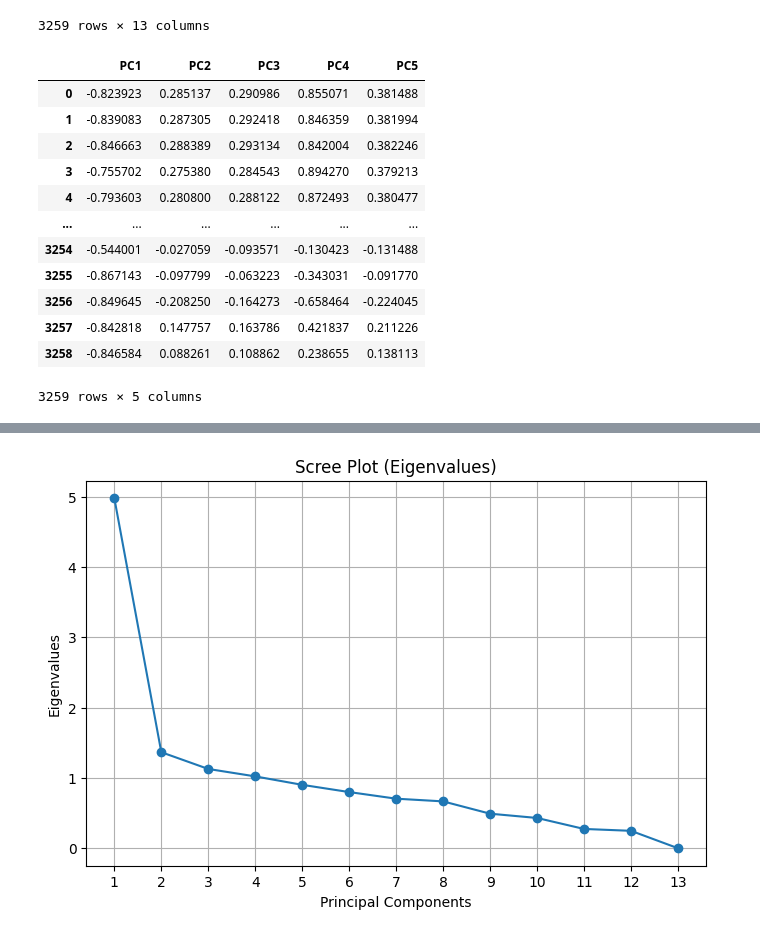
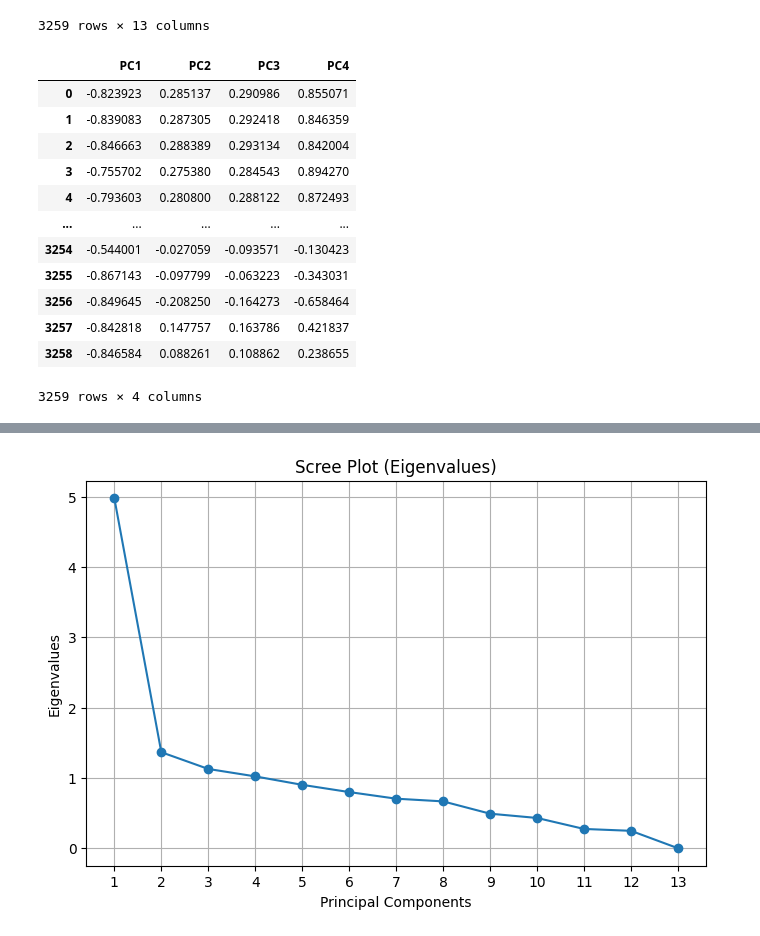
Before and after one commit to cynthiaWEpicCoder/MCM, a Jupyter notebook: PCA.ipynb, the cells around one changed output, grey strips where cells are left out. Drawn from its saved outputs; the diff is of its cells as text; code cells hidden in the pictures.

```diff
--- a/PCA.ipynb
+++ b/PCA.ipynb
@@ -1,6 +1,6 @@
 # %%
 import pandas as pd
-data = pd.read_csv('finalData.csv',index_col=0)
-data = data.drop(['NOC','Year'],axis=1)
-data
+data0 = pd.read_csv('finalData.csv',index_col=0)
+data = data0.drop(['NOC','Year'],axis=1)
+data0
 # %% [output]
@@ -57,22 +57,22 @@ normalized
 3259 rows × 13 columns
 # %%
 from sklearn.decomposition import PCA
-pca = PCA(n_components=5)
+pca = PCA(n_components=4)
 pc_lst = pca.fit_transform(normalized)
-pc_df = pd.DataFrame(pc_lst, columns = ['PC1', 'PC2','PC3','PC4','PC5'])
+pc_df = pd.DataFrame(pc_lst, columns = ['PC1', 'PC2','PC3','PC4'])
 pc_df
 # %% [output]
-|  | PC1 | PC2 | PC3 | PC4 | PC5 |
-| 0 | -0.823923 | 0.285137 | 0.290986 | 0.855071 | 0.381488 |
-| 1 | -0.839083 | 0.287305 | 0.292418 | 0.846359 | 0.381994 |
-| 2 | -0.846663 | 0.288389 | 0.293134 | 0.842004 | 0.382246 |
-| 3 | -0.755702 | 0.275380 | 0.284543 | 0.894270 | 0.379213 |
-| 4 | -0.793603 | 0.280800 | 0.288122 | 0.872493 | 0.380477 |
-| ... | ... | ... | ... | ... | ... |
-| 3254 | -0.544001 | -0.027059 | -0.093571 | -0.130423 | -0.131488 |
-| 3255 | -0.867143 | -0.097799 | -0.063223 | -0.343031 | -0.091770 |
-| 3256 | -0.849645 | -0.208250 | -0.164273 | -0.658464 | -0.224045 |
-| 3257 | -0.842818 | 0.147757 | 0.163786 | 0.421837 | 0.211226 |
-| 3258 | -0.846584 | 0.088261 | 0.108862 | 0.238655 | 0.138113 |
+|  | PC1 | PC2 | PC3 | PC4 |
+| 0 | -0.823923 | 0.285137 | 0.290986 | 0.855071 |
+| 1 | -0.839083 | 0.287305 | 0.292418 | 0.846359 |
+| 2 | -0.846663 | 0.288389 | 0.293134 | 0.842004 |
+| 3 | -0.755702 | 0.275380 | 0.284543 | 0.894270 |
+| 4 | -0.793603 | 0.280800 | 0.288122 | 0.872493 |
+| ... | ... | ... | ... | ... |
+| 3254 | -0.544001 | -0.027059 | -0.093571 | -0.130423 |
+| 3255 | -0.867143 | -0.097799 | -0.063223 | -0.343031 |
+| 3256 | -0.849645 | -0.208250 | -0.164273 | -0.658464 |
+| 3257 | -0.842818 | 0.147757 | 0.163786 | 0.421837 |
+| 3258 | -0.846584 | 0.088261 | 0.108862 | 0.238655 |
-3259 rows × 5 columns
+3259 rows × 4 columns
 # %%
```
Also changed, not shown: parts of 9 cells of this notebook.
